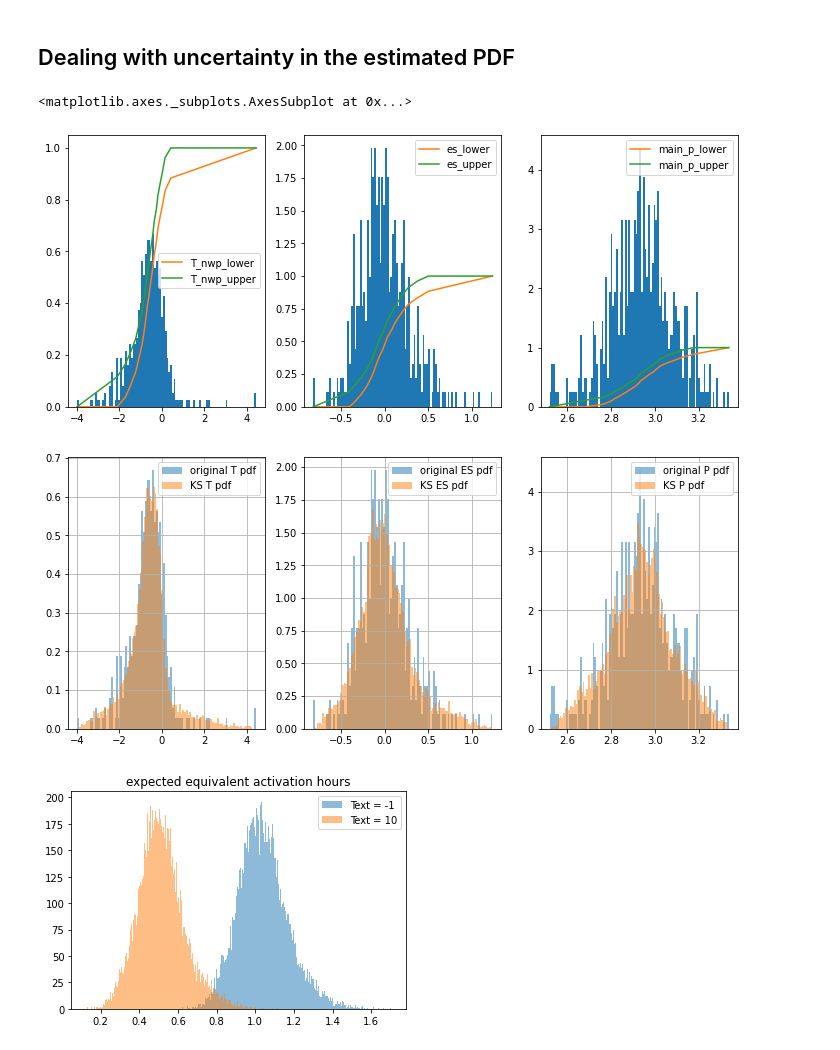
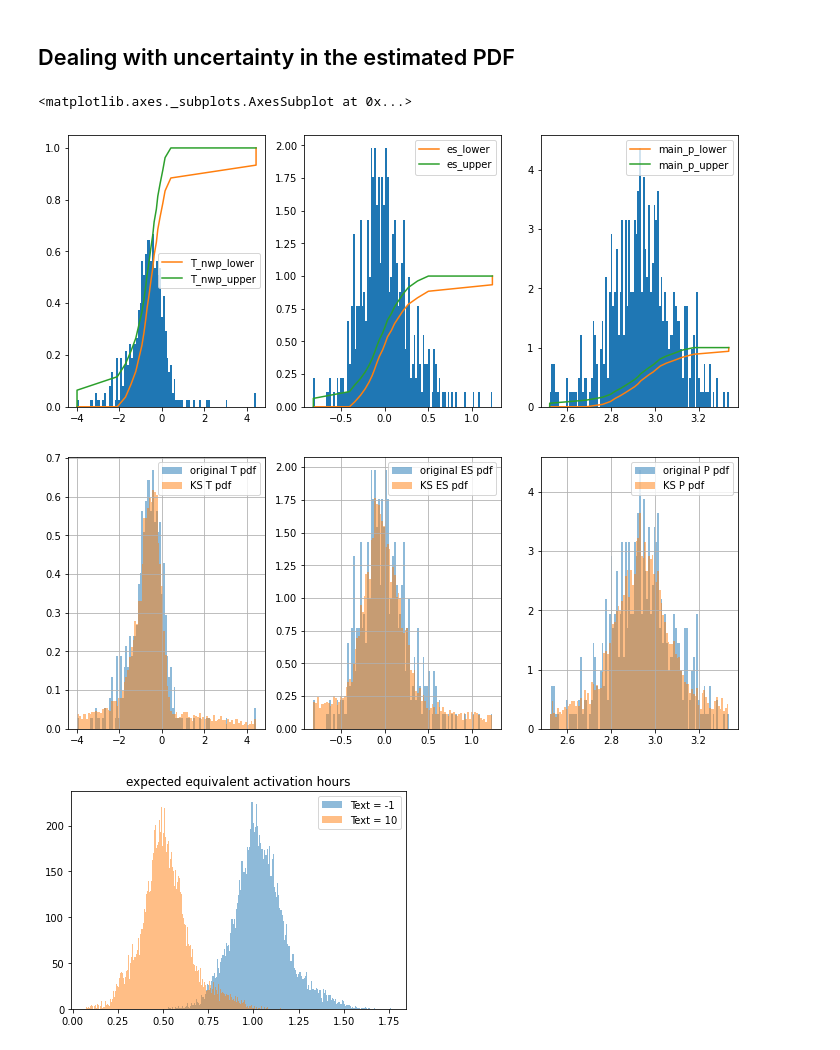
Before and after one commit to nepslor/teaching, a Jupyter notebook: TimeSeriesForecasting/decision_under_uncertainty.ipynb, the cells around one changed output. Saved outputs shown, nothing was run; the diff lists cells and outputs as text; code cells hidden in the pictures.

```diff
--- a/TimeSeriesForecasting/decision_under_uncertainty.ipynb
+++ b/TimeSeriesForecasting/decision_under_uncertainty.ipynb
@@ -180,37 +180,37 @@ get_cdf(p_pdf, q_levels).plot(ax=ax[2])
 from scipy.stats import ksone
 
 def ks_critical_value(n_trials, alpha):
     return ksone.ppf(1-alpha/2, n_trials)
 
 def get_cdf_boundaries(df, q_levels, alpha_level=0.05):
   n = len(df)
   ks_val = ks_critical_value(n, alpha_level)
   quantiles = np.quantile(df, q_levels)
   cdf = [np.sum(df<q)/n for q in quantiles]
   lower_bound = np.minimum(1, np.maximum(0, cdf -ks_val))
   upper_bound = np.minimum(1, np.maximum(0, cdf +ks_val))
-  lower_bound[-1] = 1
-  upper_bound[0] = 0
+  lower_bound = np.hstack([0, lower_bound, 1])
+  upper_bound = np.hstack([0, upper_bound, 1])
   cdf_lims = np.vstack([lower_bound, upper_bound]).T
-  return pd.DataFrame(cdf_lims, index=quantiles, columns=['{}_lower'.format(df.name), '{}_upper'.format(df.name)])
+  return pd.DataFrame(cdf_lims, index=np.hstack([quantiles[0]-1e-6, quantiles,quantiles[-1]+1e-6]), columns=['{}_lower'.format(df.name), '{}_upper'.format(df.name)])
 
 q_levels = np.linspace(0, 1, 21)
 T_cdf_bounds = get_cdf_boundaries(T_pdf, q_levels)
 es_cdf_bounds = get_cdf_boundaries(es_pdf, q_levels)
 p_cdf_bounds = get_cdf_boundaries(p_pdf, q_levels)
 fig, ax = plt.subplots(1, 3, figsize=(12, 5))
 
 T_pdf.hist(ax=ax[0], density=True, bins=100)
 T_cdf_bounds.plot(ax=ax[0])
 
 es_pdf.hist(ax=ax[1], density=True, bins=100)
 es_cdf_bounds.plot(ax=ax[1])
 
 p_pdf.hist(ax=ax[2], density=True, bins=100)
 p_cdf_bounds.plot(ax=ax[2])
 # %% [output]
 <matplotlib.axes._subplots.AxesSubplot at 0x...>
-[figure, old version]
+[figure, new version]
 # %%
 from scipy.interpolate import interp1d
 
@@ -248,7 +248,7 @@ p_pdf.hist(ax=ax[2], density=True, bins=100, alpha=0.5, label='original P pdf')
 ax[2].hist(p_samples, density=True, bins=100, alpha=0.5, label='KS P pdf')
 [a.legend() for a in ax.ravel()];
 # %% [output]
-[figure, old version]
+[figure, new version]
 # %%
 from functools import partial
 
@@ -265,4 +265,4 @@ plt.hist(activation_time(T_high + T_samples, es_samples, p_samples, partial(es_f
 plt.legend()
 plt.title('expected equivalent activation hours');
 # %% [output]
-[figure, old version]
+[figure, new version]
```
